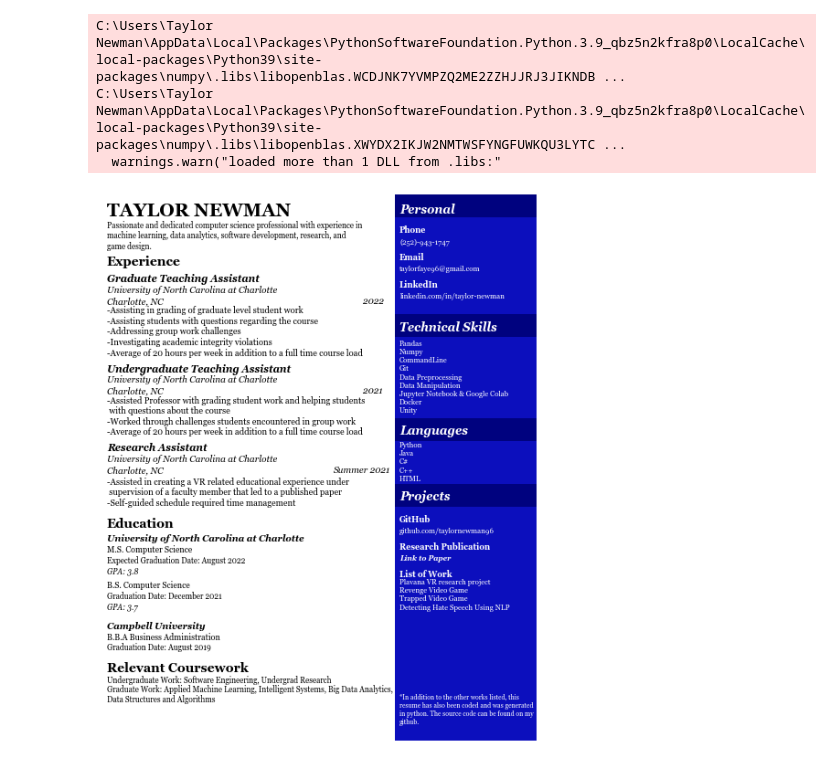
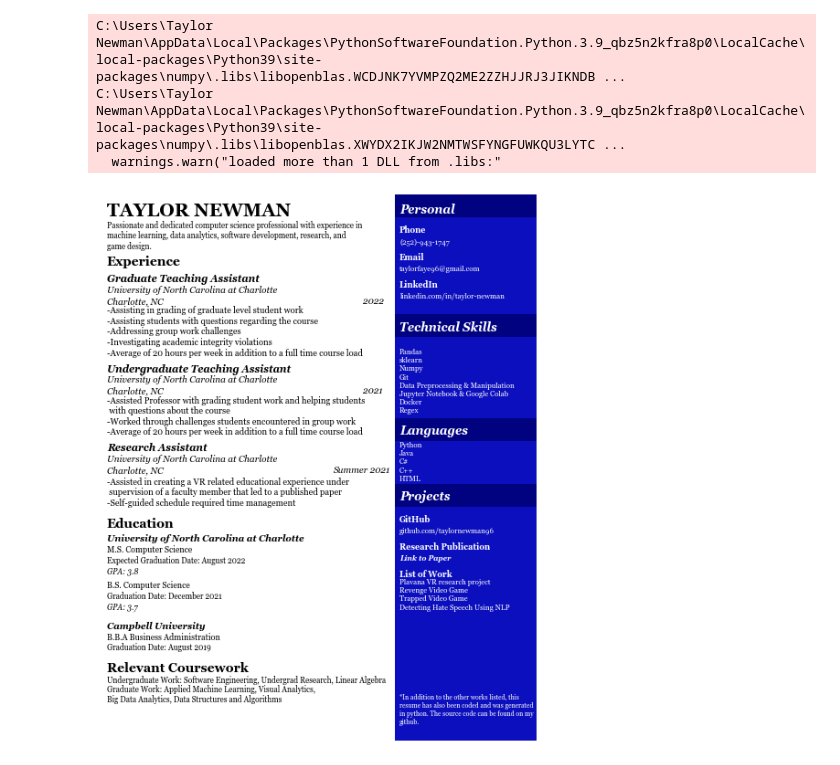
Before and after one commit to taylornewman96/resume, a Jupyter notebook: Taylor_Newman_Resume.ipynb, the cells around one changed output. Cells and saved outputs as stored; diff of their text form; code cells hidden in the pictures.

```diff
--- a/Taylor_Newman_Resume.ipynb
+++ b/Taylor_Newman_Resume.ipynb
@@ -60,9 +60,9 @@ collegeTwoSecondGradDate = "Expected Graduation Date: August 2022"
 #Modify based on position
 relevantCourseTitle = "Relevant Coursework"
 relevantCourseUndergrad = "Undergraduate Work: "
-relevantCourseUndergradDesc = "Software Engineering, Undergrad Research"
+relevantCourseUndergradDesc = "Software Engineering, Undergrad Research, Linear Algebra"
 relevantCourseGrad = "Graduate Work: "
-relevantCourseGradDesc = "Applied Machine Learning, Intelligent Systems, Big Data Analytics,\nData Structures and Algorithms"
+relevantCourseGradDesc = "Applied Machine Learning, Visual Analytics,\nBig Data Analytics, Data Structures and Algorithms"
 # %%
 #Personal Information section
 piHeader = "Personal"
@@ -72,7 +72,7 @@ linkedIn = "linkedin.com/in/taylor-newman"
 # %%
 #Skills section
 skillsHeader = "Technical Skills"
-skillsContent = "Pandas\nNumpy\nCommandLine\nGit\nData Preprocessing\nData Manipulation\nJupyter Notebook & Google Colab\nDocker\nUnity"
+skillsContent = "Pandas\nsklearn\nNumpy\nGit\nData Preprocessing & Manipulation\nJupyter Notebook & Google Colab\nDocker\nRegex"
 # %%
 #languages
 languagesTitle = "Languages"
@@ -204,32 +204,33 @@ plt.annotate('(252)-943-1747', (0.685,0.91), color = '#ffffff', fontsize = 8)
 # plt.annotate(location, (0.02,0.85), color = '#ffffff')
 plt.annotate('Email', (0.685,0.88), weight = 'bold', color = '#ffffff',fontsize = 9)
 plt.annotate(email, (0.685, 0.86), color = '#ffffff', fontsize = 8)
 plt.annotate('LinkedIn', (0.685, 0.83), weight = 'bold', color = '#ffffff', fontsize = 9)
 a = plt.annotate(linkedIn, (0.685, 0.81), color = '#ffffff', fontsize = 8)
 a.set_url("https://www.linkedin.com/in/taylor-newman/")
 
 #Technical Skills
 plt.annotate(skillsHeader, (0.685, 0.75), style = 'oblique', weight = 'bold', fontsize = 13, color = '#ffffff')
 plt.annotate(skillsContent, (0.685, 0.60), fontsize = 8, color = '#ffffff')
 
 
 #languages
 plt.annotate(languagesTitle, (0.685, 0.56), style = 'oblique', weight = 'bold', fontsize = 13, color = '#ffffff')
 plt.annotate(languages, (0.685, 0.46), fontsize = 8, color = '#ffffff')
 
 #projects
 plt.annotate('Projects', (0.685, 0.44), style = 'oblique', weight = 'bold', fontsize = 13, color = '#ffffff')
 plt.annotate(gitSubHeader, (0.685,0.40), weight = 'bold', color = '#ffffff', fontsize = 9)
-plt.annotate(github, (0.685, 0.38), color = '#ffffff', fontsize = 8)
+c = plt.annotate(github, (0.685, 0.38), color = '#ffffff', fontsize = 8)
+c.set_url("https://github.com/taylornewman96")
 #research paper
 plt.annotate(paperTitle, (0.685, 0.35), color = '#ffffff', weight = 'bold', fontsize = 9)
 b = plt.annotate(paperLink, (0.685, 0.33), color = '#ffffff', weight = 'bold', style ='italic', fontsize = 8)
 b.set_url("https://dl.acm.org/doi/fullHtml/10.1145/3450337.3483474")
 plt.annotate(myWorkTitle, (0.685, 0.30), color = '#ffffff', weight = 'bold', fontsize = 9)
 plt.annotate(listOfWork, (0.685, 0.24), color = '#ffffff', fontsize = 8)
 
 plt.annotate(disclaimer, (0.685,0.03), color = '#ffffff', fontsize = 7)
 #save file
 plt.savefig('TaylorNewmanResume.pdf', bbox_inches = 'tight', pad_inches = 0.2)
 # %% [output]
-[figure, old version]
+[figure, new version]
```
Also changed, not shown: 1 other file.
